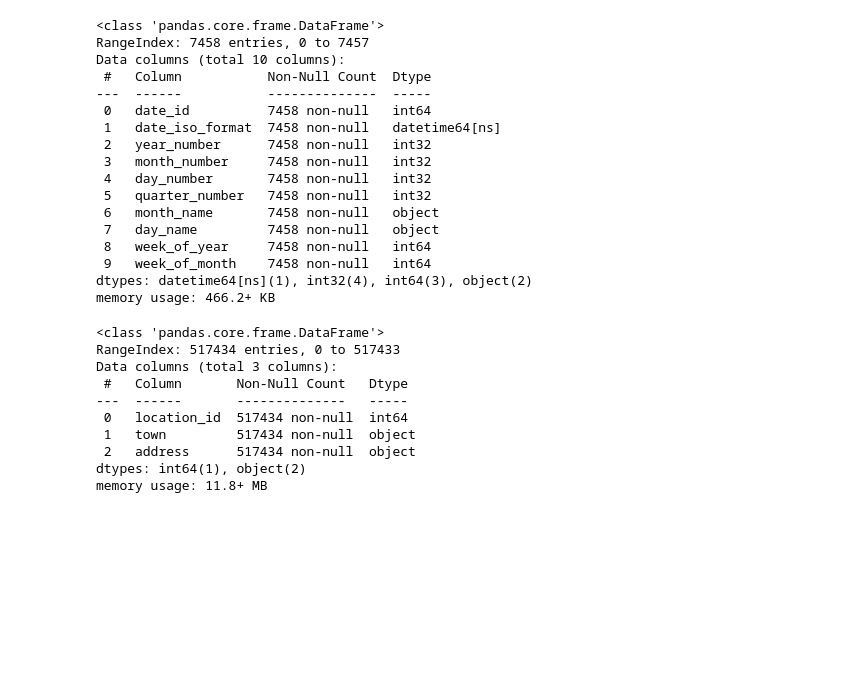
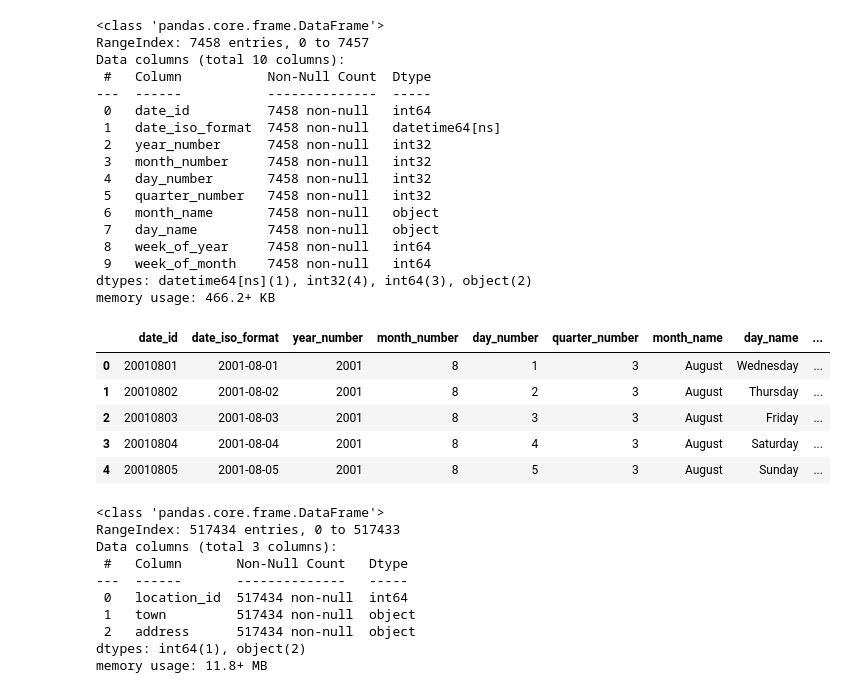
Before and after one commit to gabrielplic/CIS9440, a Jupyter notebook: scripts/REsales_ETL_Updated.ipynb, the cells around one changed output. Drawn from its saved outputs; the diff is of its cells as text; code cells hidden in the pictures; blank space fills up the shorter version.

```diff
--- a/scripts/REsales_ETL_Updated.ipynb
+++ b/scripts/REsales_ETL_Updated.ipynb
@@ -669,6 +669,15 @@ Data columns (total 10 columns):
  9   week_of_month    7458 non-null   int64
 dtypes: datetime64[ns](1), int32(4), int64(3), object(2)
 memory usage: 466.2+ KB
+# %%
+dim_date.head()
+# %% [output]
+|  | date_id | date_iso_format | year_number | month_number | day_number | quarter_number | month_name | day_name | ... |
+| 0 | 20010801 | 2001-08-01 | 2001 | 8 | 1 | 3 | August | Wednesday | ... |
+| 1 | 20010802 | 2001-08-02 | 2001 | 8 | 2 | 3 | August | Thursday | ... |
+| 2 | 20010803 | 2001-08-03 | 2001 | 8 | 3 | 3 | August | Friday | ... |
+| 3 | 20010804 | 2001-08-04 | 2001 | 8 | 4 | 3 | August | Saturday | ... |
+| 4 | 20010805 | 2001-08-05 | 2001 | 8 | 5 | 3 | August | Sunday | ... |
 # %%
 dim_location.info()
 # %% [output]
```
Also changed, not shown: parts of 12 cells of this notebook.
